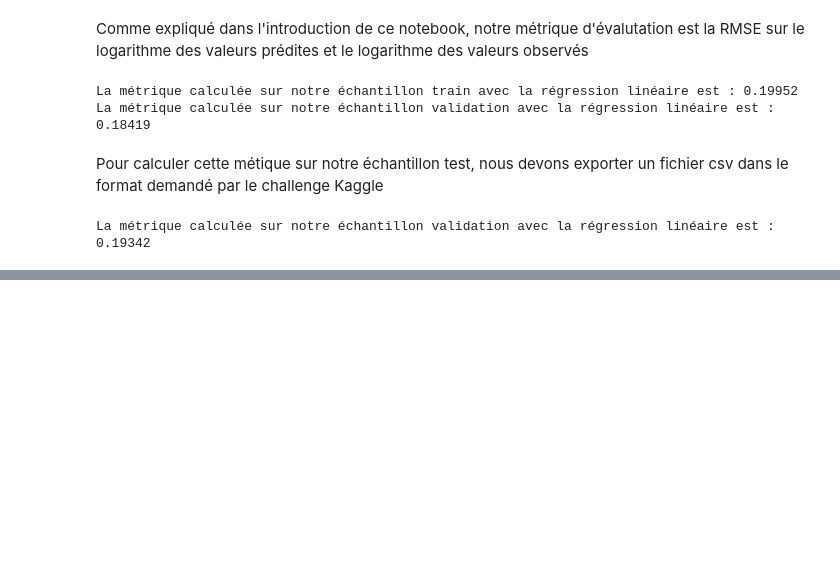
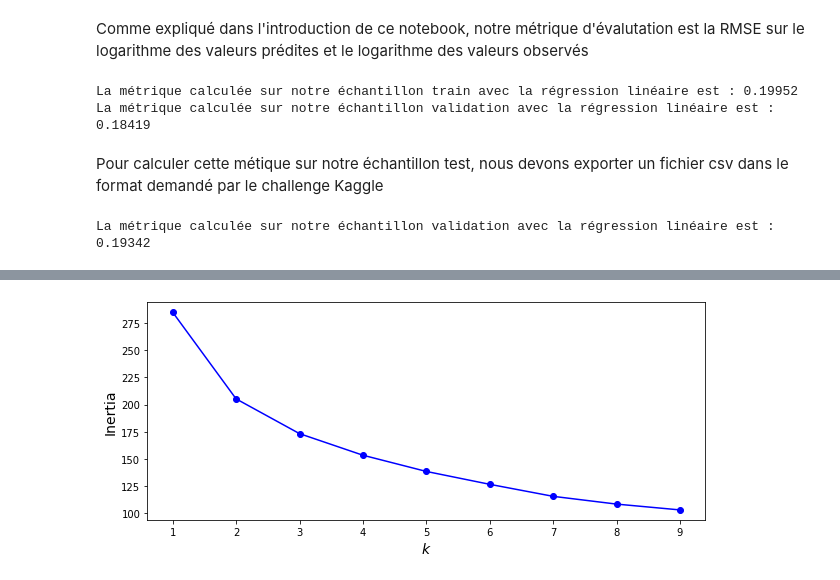
Before and after one commit to maximege/ML_House_Prices, a Jupyter notebook: Geniesse_VanHille_HousePricesAdvancedRegressionTechniques.ipynb, the cells around one changed output, grey strips where cells are left out. Saved outputs shown, nothing was run; the diff lists cells and outputs as text; code cells hidden in the pictures; blank space fills up the shorter version.

```diff
--- a/Geniesse_VanHille_HousePricesAdvancedRegressionTechniques.ipynb
+++ b/Geniesse_VanHille_HousePricesAdvancedRegressionTechniques.ipynb
@@ -233,0 +249,11 @@ La métrique calculée sur notre échantillon validation avec la régression lin
+# %%
+kmeans_per_k = [KMeans(n_clusters=k, init="random", n_init=10, algorithm="full", random_state=42).fit(X_train_norm) for k in range(1, 10)]
+inertias = [model.inertia_ for model in kmeans_per_k]
+# %%
+plt.figure(figsize=(10, 4))
+plt.plot(range(1, 10), inertias, "bo-")
+plt.xlabel("$k$", fontsize=14)
+plt.ylabel("Inertia", fontsize=14)
+plt.show()
+# %% [output]
+[figure, added]
```
Also changed, not shown: parts of 14 cells of this notebook.
